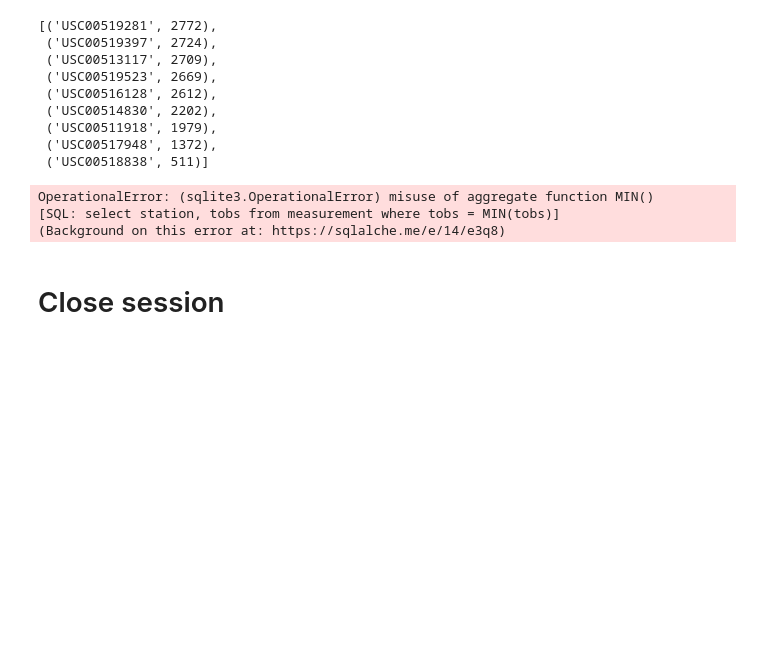
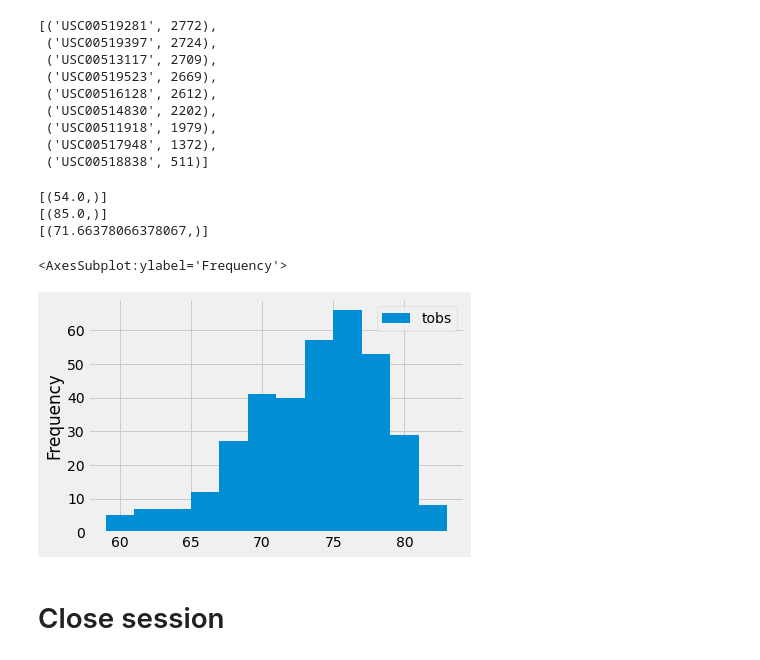
Before and after one commit to jstnkuo/Climate-App-SQL, a Jupyter notebook: climate_starter.ipynb, the cells around one changed output. Cells and saved outputs as stored; diff of their text form; code cells hidden in the pictures; blank space fills up the shorter version.

```diff
--- a/climate_starter.ipynb
+++ b/climate_starter.ipynb
@@ -107,14 +128,26 @@ engine.execute('select station, COUNT(station) from measurement group by station
  ('USC00518838', 511)]
 # %%
 # Using the most active station id from the previous query, calculate the lowest, highest, and average temperature.
-engine.execute('select station, tobs from measurement where tobs = MIN(tobs)').fetchall()
+min_temp = session.query(func.min(Measurement.tobs)).filter(Measurement.station == 'USC00519281').all()
+max_temp = session.query(func.max(Measurement.tobs)).filter(Measurement.station == 'USC00519281').all()
+avg_temp = session.query(func.avg(Measurement.tobs)).filter(Measurement.station == 'USC00519281').all()
+
+print(min_temp)
+print(max_temp)
+print(avg_temp)
 # %% [output]
-OperationalError: (sqlite3.OperationalError) misuse of aggregate function MIN()
-[SQL: select station, tobs from measurement where tobs = MIN(tobs)]
-(Background on this error at: https://sqlalche.me/e/14/e3q8)
+[(54.0,)]
+[(85.0,)]
+[(71.66378066378067,)]
 # %%
 # Using the most active station id
 # Query the last 12 months of temperature observation data for this station and plot the results as a histogram
+results = session.query(Measurement.tobs).filter(Measurement.date>=one_year).filter(Measurement.station == 'USC00519281').all()
+temp_df = pd.DataFrame(results, columns = ['tobs'])
+temp_df.plot.hist(bins = 12)
+# %% [output]
+<AxesSubplot:ylabel='Frequency'>
+[figure, added]
 # %% [markdown]
 # Close session
 # %%
```
Also changed, not shown: parts of 3 cells of this notebook, 1 other file.
